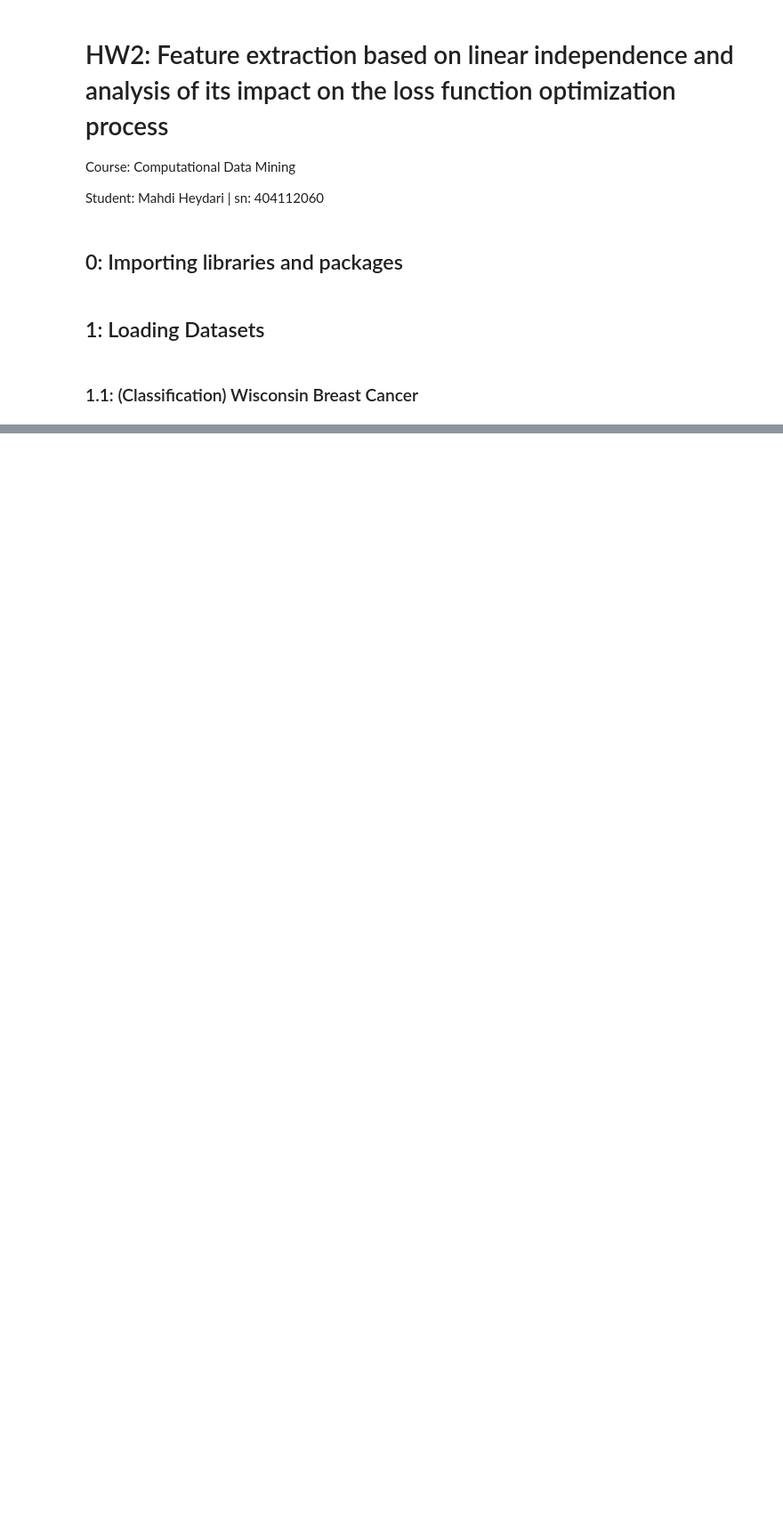
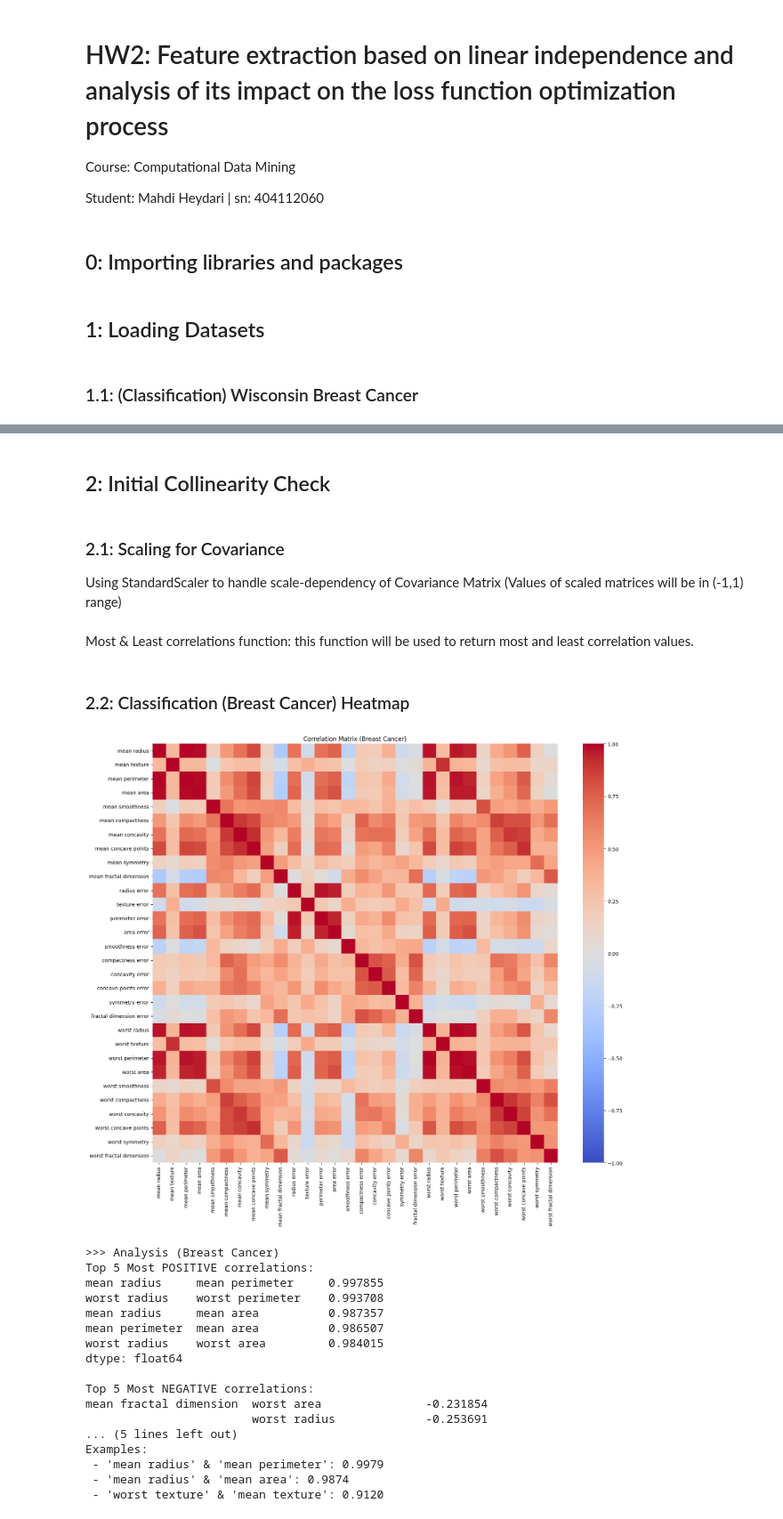
Before and after one commit to MrHidr/AUT.CDM.matrix-accelerated-fpm, a Jupyter notebook: HW2/HW2.ipynb, the cells around one changed output, grey strips where cells are left out. Shown at 89% size. Cells and saved outputs as stored; diff of their text form; code cells hidden in the pictures; blank space fills up the shorter version.

```diff
--- a/HW2/HW2.ipynb
+++ b/HW2/HW2.ipynb
@@ -116,0 +172,6 @@ None
+# %% [markdown]
+## 2: Initial Collinearity Check
+# %% [markdown]
+### 2.1: Scaling for Covariance
+Using StandardScaler to handle scale-dependency of Covariance Matrix
+(Values of scaled matrices will be in (-1,1) range)
@@ -116,0 +190,59 @@ None
+# %% [markdown]
+Most & Least correlations function:
+this function will be used to return most and least correlation values.
+# %%
+def get_extreme_correlations(corr_matrix, n=3):
+
+    corr_series = corr_matrix.copy().unstack()
+    corr_series = corr_series.drop_duplicates() # Drop duplicate pairs
+
+    # Remove self-correlations (which are 1.0)
+    corr_series = corr_series[corr_series.index.get_level_values(0) != corr_series.index.get_level_values(1)]
+
+    # Sort
+    sorted_corr = corr_series.sort_values(ascending=False)
+
+    print(f"Top {n} Most POSITIVE correlations:")
+    print(sorted_corr.head(n))
+    print(f"\nTop {n} Most NEGATIVE correlations:")
+    print(sorted_corr.tail(n))
+    return sorted_corr
+# %% [markdown]
+### 2.2: Classification (Breast Cancer) Heatmap
+# %%
+# Correlation matrix
+corr_matrix_class = X_class_scaled_df.corr()
+
+# Plot the heatmap
+plt.figure(figsize=(18, 15))
+sns.heatmap(corr_matrix_class, cmap='coolwarm', vmin=-1, vmax=1)
+plt.title('Correlation Matrix (Breast Cancer)')
+plt.show()
+
+# Analysis (Documentation)
+print(">>> Analysis (Breast Cancer)")
+sorted_corr = get_extreme_correlations(corr_matrix_class, n=5)
+print("- "*30)
+print("Examples:")
+print(f" - 'mean radius' & 'mean perimeter': {corr_matrix_class.loc['mean radius', 'mean perimeter']:.4f}")
+print(f" - 'mean radius' & 'mean area': {corr_matrix_class.loc['mean radius', 'mean area']:.4f}")
+print(f" - 'worst texture' & 'mean texture': {corr_matrix_class.loc['worst texture', 'mean texture']:.4f}")
+# %% [output]
+[figure, added]
+>>> Analysis (Breast Cancer)
+Top 5 Most POSITIVE correlations:
+mean radius     mean perimeter     0.997855
+worst radius    worst perimeter    0.993708
+mean radius     mean area          0.987357
+mean perimeter  mean area          0.986507
+worst radius    worst area         0.984015
+dtype: float64
+
+Top 5 Most NEGATIVE correlations:
+mean fractal dimension  worst area               -0.231854
+                        worst radius             -0.253691
+... (5 lines left out)
+Examples:
+ - 'mean radius' & 'mean perimeter': 0.9979
+ - 'mean radius' & 'mean area': 0.9874
+ - 'worst texture' & 'mean texture': 0.9120
```
Also changed, not shown: parts of 56 cells of this notebook, 2 other files.
